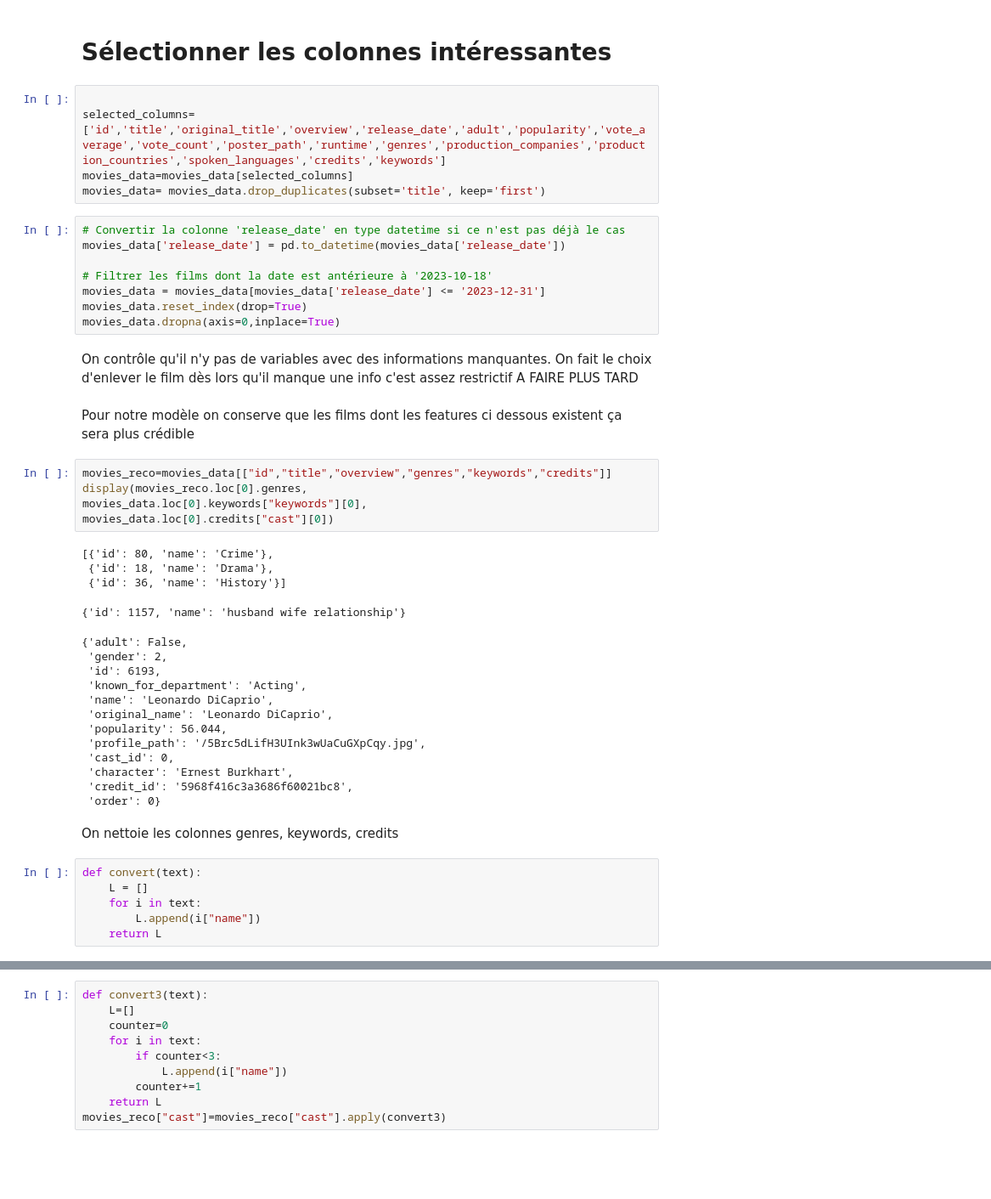
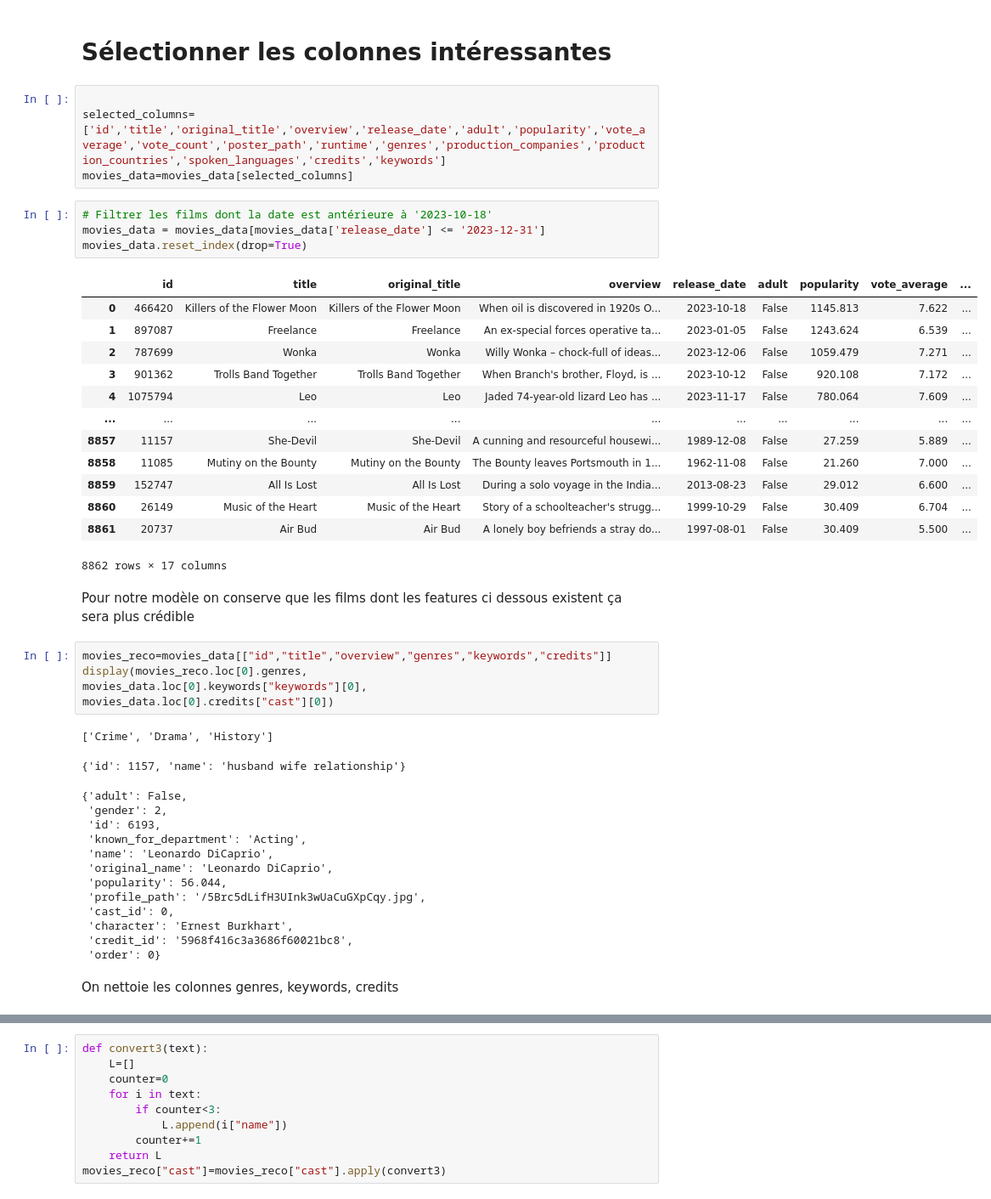
Before and after one commit to yassprogramme/Python_ENSAE_2A_app, a Jupyter notebook: Notebook.ipynb, the cells around one changed output, grey strips where cells are left out. Shown at 85% size. Drawn from its saved outputs; the diff is of its cells as text; blank space fills up the shorter version.

```diff
--- a/Notebook.ipynb
+++ b/Notebook.ipynb
@@ -479,17 +479,24 @@ No artists with labels found to put in legend.  Note that artists whose label st
 
 selected_columns=['id','title','original_title','overview','release_date','adult','popularity','vote_average','vote_count','poster_path','runtime','genres','production_companies','production_countries','spoken_languages','credits','keywords']
 movies_data=movies_data[selected_columns]
-movies_data= movies_data.drop_duplicates(subset='title', keep='first')
 # %%
-# Convertir la colonne 'release_date' en type datetime si ce n'est pas déjà le cas
-movies_data['release_date'] = pd.to_datetime(movies_data['release_date'])
-
 # Filtrer les films dont la date est antérieure à '2023-10-18'
 movies_data = movies_data[movies_data['release_date'] <= '2023-12-31']
 movies_data.reset_index(drop=True)
-movies_data.dropna(axis=0,inplace=True)
+# %% [output]
+|  | id | title | original_title | overview | release_date | adult | popularity | vote_average | ... |
+| 0 | 466420 | Killers of the Flower Moon | Killers of the Flower Moon | When oil is discovered in 1920s O... | 2023-10-18 | False | 1145.813 | 7.622 | ... |
+| 1 | 897087 | Freelance | Freelance | An ex-special forces operative ta... | 2023-01-05 | False | 1243.624 | 6.539 | ... |
+| 2 | 787699 | Wonka | Wonka | Willy Wonka – chock-full of ideas... | 2023-12-06 | False | 1059.479 | 7.271 | ... |
+| 3 | 901362 | Trolls Band Together | Trolls Band Together | When Branch's brother, Floyd, is ... | 2023-10-12 | False | 920.108 | 7.172 | ... |
+| 4 | 1075794 | Leo | Leo | Jaded 74-year-old lizard Leo has ... | 2023-11-17 | False | 780.064 | 7.609 | ... |
+| ... | ... | ... | ... | ... | ... | ... | ... | ... | ... |
+| 8857 | 11157 | She-Devil | She-Devil | A cunning and resourceful housewi... | 1989-12-08 | False | 27.259 | 5.889 | ... |
+| 8858 | 11085 | Mutiny on the Bounty | Mutiny on the Bounty | The Bounty leaves Portsmouth in 1... | 1962-11-08 | False | 21.260 | 7.000 | ... |
+| 8859 | 152747 | All Is Lost | All Is Lost | During a solo voyage in the India... | 2013-08-23 | False | 29.012 | 6.600 | ... |
+| 8860 | 26149 | Music of the Heart | Music of the Heart | Story of a schoolteacher's strugg... | 1999-10-29 | False | 30.409 | 6.704 | ... |
+| 8861 | 20737 | Air Bud | Air Bud | A lonely boy befriends a stray do... | 1997-08-01 | False | 30.409 | 5.500 | ... |
+8862 rows × 17 columns
-# %% [markdown]
-On contrôle qu'il n'y pas de variables avec des informations manquantes. On fait le choix d'enlever le film dès lors qu'il manque une info c'est assez restrictif A FAIRE PLUS TARD
 # %% [markdown]
 Pour notre modèle on conserve que les films dont les features ci dessous existent ça sera plus crédible
 # %%
@@ -498,9 +505,7 @@ display(movies_reco.loc[0].genres,
 movies_data.loc[0].keywords["keywords"][0],
 movies_data.loc[0].credits["cast"][0])
 # %% [output]
-[{'id': 80, 'name': 'Crime'},
- {'id': 18, 'name': 'Drama'},
- {'id': 36, 'name': 'History'}]
+['Crime', 'Drama', 'History']
 {'id': 1157, 'name': 'husband wife relationship'}
 {'adult': False,
  'gender': 2,
@@ -516,10 +521,4 @@ movies_data.loc[0].credits["cast"][0])
  'order': 0}
 # %% [markdown]
 On nettoie les colonnes genres, keywords, credits
-# %%
-def convert(text):
-    L = []
-    for i in text:
-        L.append(i["name"])
-    return L
 # %%
```
Also changed, not shown: parts of 1 cell of this notebook.
